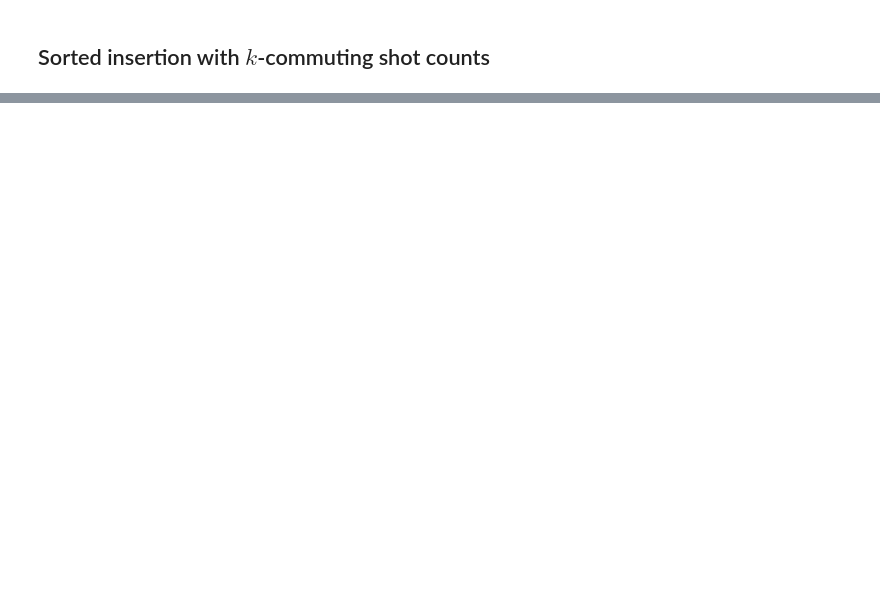
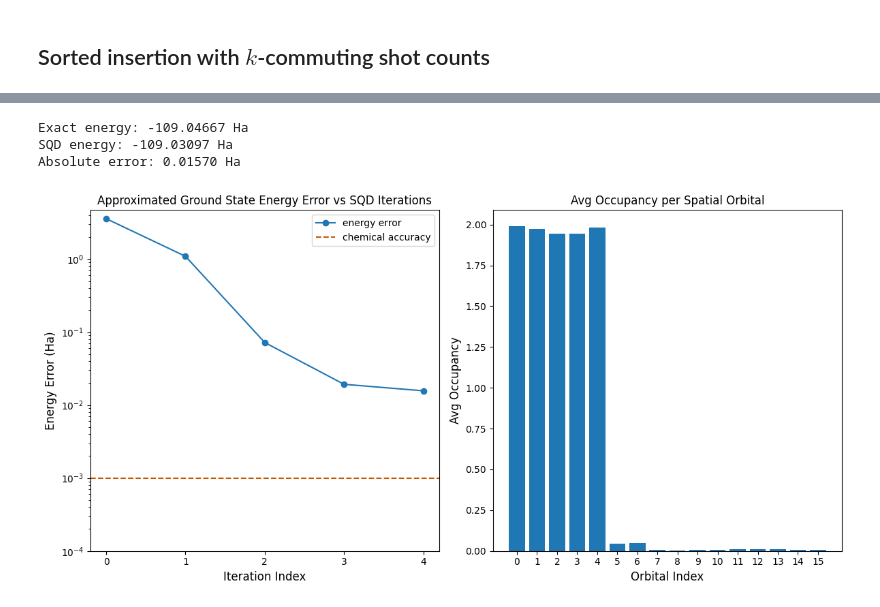
Before and after one commit to rmlarose/kcommute, a Jupyter notebook: kcommute/scripts/compare-to-sqd/n2.ipynb, the cells around one changed output, grey strips where cells are left out. Saved outputs shown, nothing was run; the diff lists cells and outputs as text; code cells hidden in the pictures; blank space fills up the shorter version.

```diff
--- a/kcommute/scripts/compare-to-sqd/n2.ipynb
+++ b/kcommute/scripts/compare-to-sqd/n2.ipynb
@@ -175,0 +227,14 @@ Gate counts (w/ pre-init passes): OrderedDict([('rz', 2486), ('sx', 2149), ('ecr
+# %%
+import numpy as np
+from qiskit_addon_sqd.counts import generate_bit_array_uniform
+
+# from qiskit_ibm_runtime import SamplerV2 as Sampler
+
+# sampler = Sampler(mode=backend)
+# job = sampler.run([isa_circuit], shots=10_000)
+# primitive_result = job.result()
+# pub_result = primitive_result[0]
+# bit_array = pub_result.data.meas
+
+rng = np.random.default_rng(24)
+bit_array = generate_bit_array_uniform(10_000, num_orbitals * 2, rand_seed=rng)
@@ -175,0 +315,53 @@ Gate counts (w/ pre-init passes): OrderedDict([('rz', 2486), ('sx', 2149), ('ecr
+# %%
+import matplotlib.pyplot as plt
+
+# Data for energies plot
+x1 = range(len(result_history))
+min_e = [
+    min(result, key=lambda res: res.energy).energy + nuclear_repulsion_energy
+    for result in result_history
+]
+e_diff = [abs(e - exact_energy) for e in min_e]
+yt1 = [1.0, 1e-1, 1e-2, 1e-3, 1e-4]
+
+# Chemical accuracy (+/- 1 milli-Hartree)
+chem_accuracy = 0.001
+
+# Data for avg spatial orbital occupancy
+y2 = np.sum(result.orbital_occupancies, axis=0)
+x2 = range(len(y2))
+
+fig, axs = plt.subplots(1, 2, figsize=(12, 6))
+
+# Plot energies
+axs[0].plot(x1, e_diff, label="energy error", marker="o")
+axs[0].set_xticks(x1)
+axs[0].set_xticklabels(x1)
+axs[0].set_yticks(yt1)
+axs[0].set_yticklabels(yt1)
+axs[0].set_yscale("log")
+axs[0].set_ylim(1e-4)
+axs[0].axhline(y=chem_accuracy, color="#BF5700", linestyle="--", label="chemical accuracy")
+axs[0].set_title("Approximated Ground State Energy Error vs SQD Iterations")
+axs[0].set_xlabel("Iteration Index", fontdict={"fontsize": 12})
+axs[0].set_ylabel("Energy Error (Ha)", fontdict={"fontsize": 12})
+axs[0].legend()
+
+# Plot orbital occupancy
+axs[1].bar(x2, y2, width=0.8)
+axs[1].set_xticks(x2)
+axs[1].set_xticklabels(x2)
+axs[1].set_title("Avg Occupancy per Spatial Orbital")
+axs[1].set_xlabel("Orbital Index", fontdict={"fontsize": 12})
+axs[1].set_ylabel("Avg Occupancy", fontdict={"fontsize": 12})
+
+print(f"Exact energy: {exact_energy:.5f} Ha")
+print(f"SQD energy: {min_e[-1]:.5f} Ha")
+print(f"Absolute error: {e_diff[-1]:.5f} Ha")
+plt.tight_layout()
+plt.show()
+# %% [output]
+Exact energy: -109.04667 Ha
+SQD energy: -109.03097 Ha
+Absolute error: 0.01570 Ha
+[figure, added]
```
Also changed, not shown: parts of 32 cells of this notebook, 1 other file.
